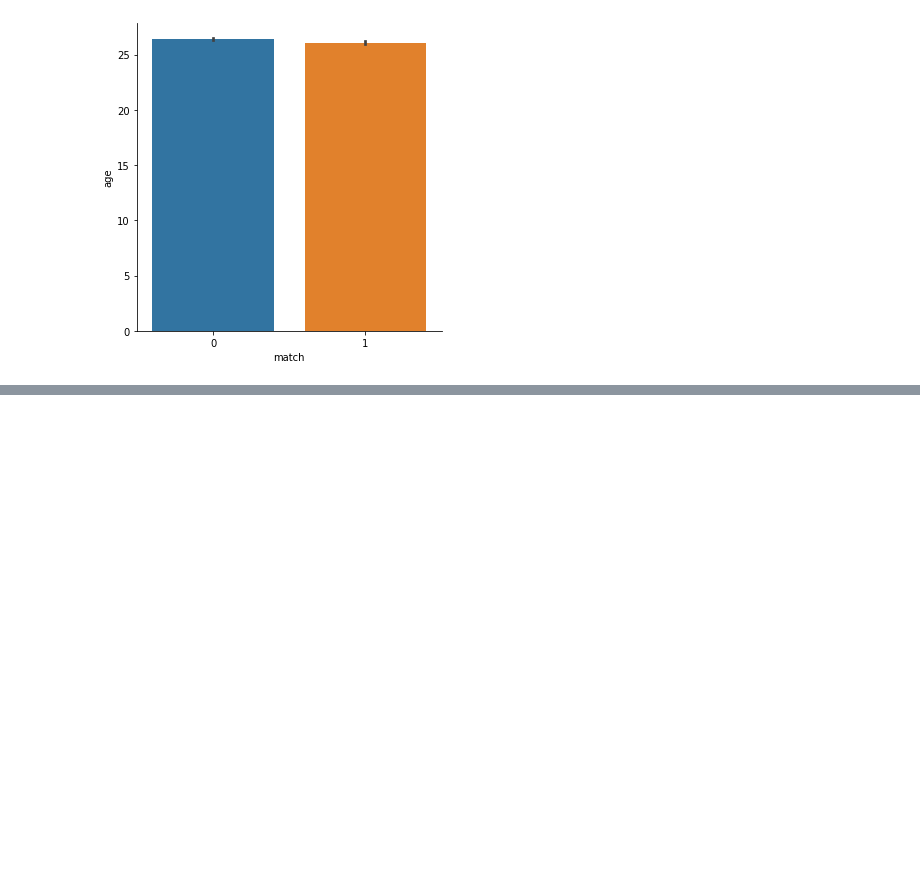
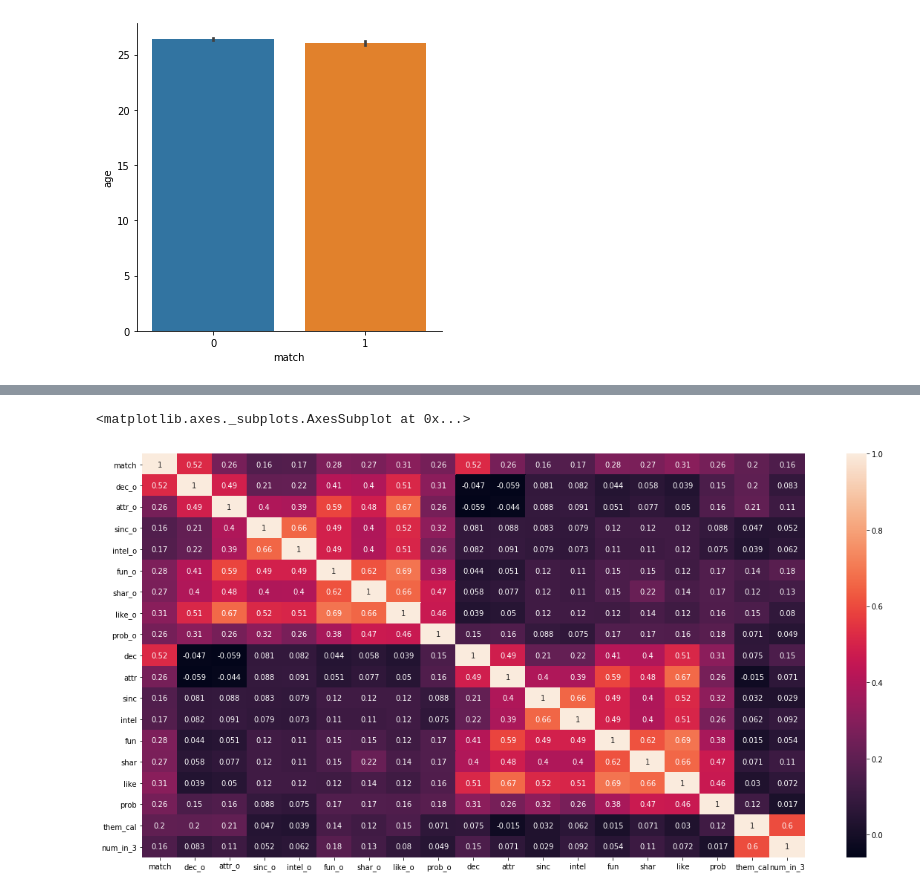
Before and after one commit to cbousquet/Week-2-Speed-dating, a Jupyter notebook: Speed_Dating.ipynb, the cells around one changed output, grey strips where cells are left out. Cells and saved outputs as stored; diff of their text form; code cells hidden in the pictures; blank space fills up the shorter version.

```diff
--- a/Speed_Dating.ipynb
+++ b/Speed_Dating.ipynb
@@ -171,0 +197,7 @@ sns.catplot(x = "match", y = "age", data=data, kind = 'bar')
+# %%
+corr_2 = data[['match', 'dec_o', 'attr_o', 'sinc_o', 'intel_o', 'fun_o', 'shar_o', 'like_o', 'prob_o', 'dec', 'attr', 'sinc', 'intel', 'fun', 'shar', 'like', 'prob', 'them_cal', 'num_in_3']].corr()
+plt.figure(figsize = (20, 10))
+sns.heatmap(data = corr_2, annot = True)
+# %% [output]
+<matplotlib.axes._subplots.AxesSubplot at 0x...>
+[figure, added]
```
Also changed, not shown: parts of 8 cells of this notebook.
